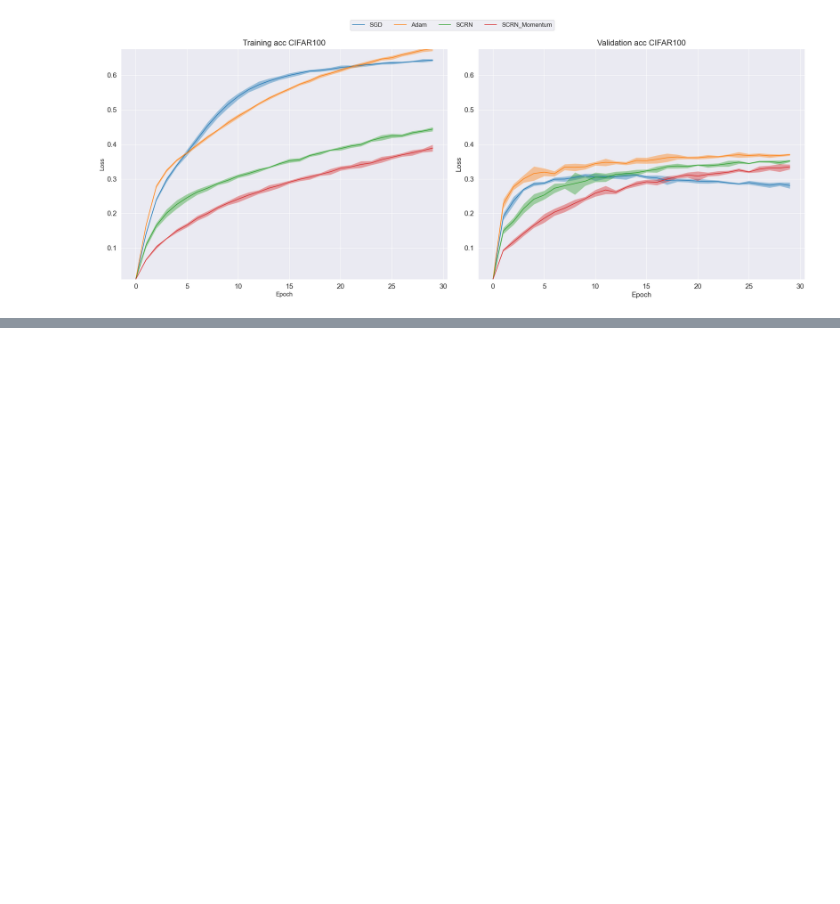
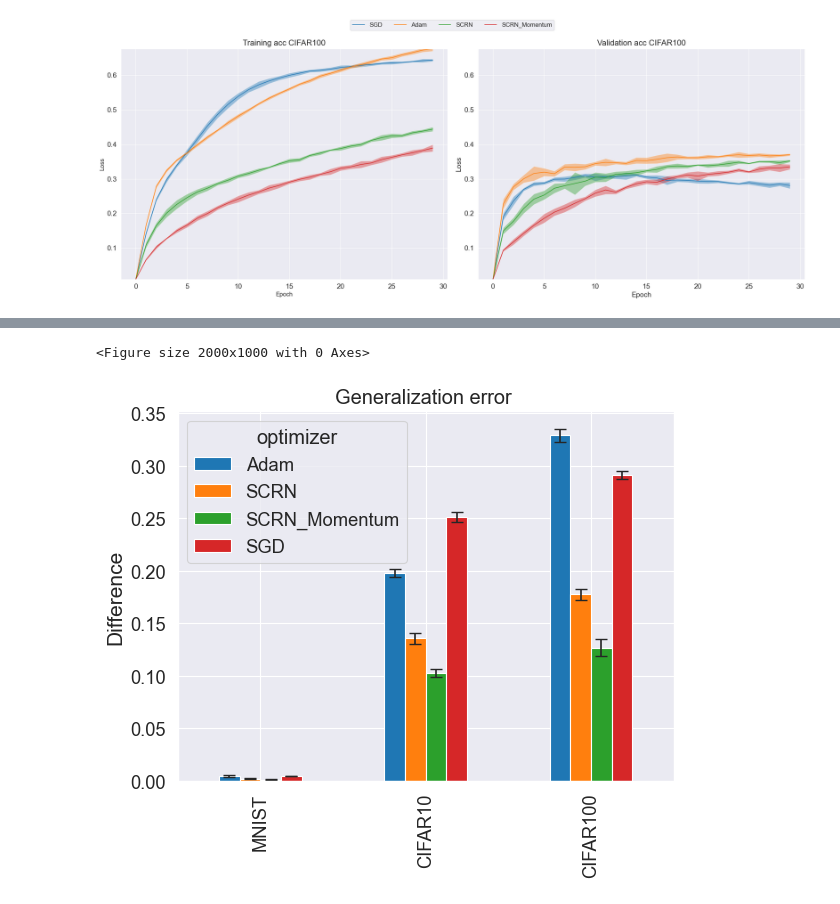
Before and after one commit to CS-433/ml-project-2-hessian4science, a Jupyter notebook: results/Results.ipynb, the cells around one changed output, grey strips where cells are left out. Cells and saved outputs as stored; diff of their text form; code cells hidden in the pictures; blank space fills up the shorter version.

```diff
--- a/results/Results.ipynb
+++ b/results/Results.ipynb
@@ -187,3 +187,10 @@ create_comparative_plot(df, "loss", min_loss, max_loss)
 create_comparative_plot(df, "acc", min_acc, max_acc)
 # %% [output]
 [figure]
+# %%
+dataset = "CIFAR100"
+df_cifar100, min_loss, max_loss, min_acc, max_acc = load_info(dataset)
+dataset= "MNIST"
+df_mnist, min_loss, max_loss, min_acc, max_acc = load_info(dataset)
+dataset = "CIFAR10"
+df_cifar10, min_loss, max_loss, min_acc, max_acc = load_info(dataset)
@@ -189,0 +255,15 @@ create_comparative_plot(df, "acc", min_acc, max_acc)
+# %%
+pivot_df = data.pivot(index='dataset', columns='optimizer', values='difference')
+errors = data.pivot(index='dataset', columns='optimizer', values='difference_std')
+plt.figure(figsize=(20, 10))
+
+# Plotting
+pivot_df.plot(kind='bar', yerr=errors, capsize=4)
+plt.xlabel('')
+plt.ylabel('Difference', fontsize=15)
+plt.title('Generalization error ')
+
+plt.show()
+# %% [output]
+<Figure size 2000x1000 with 0 Axes>
+[figure, added]
```
Also changed, not shown: parts of 5 cells of this notebook, 2 other files.
